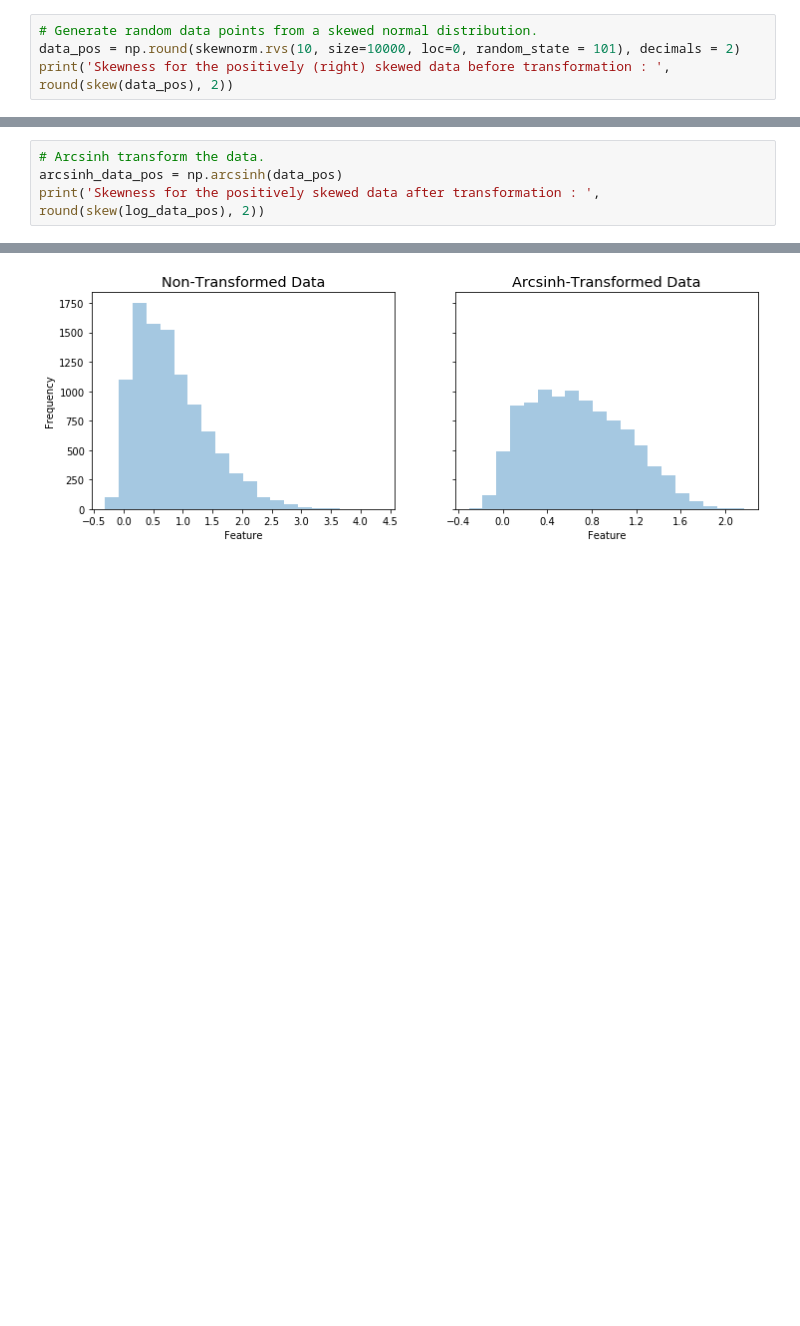
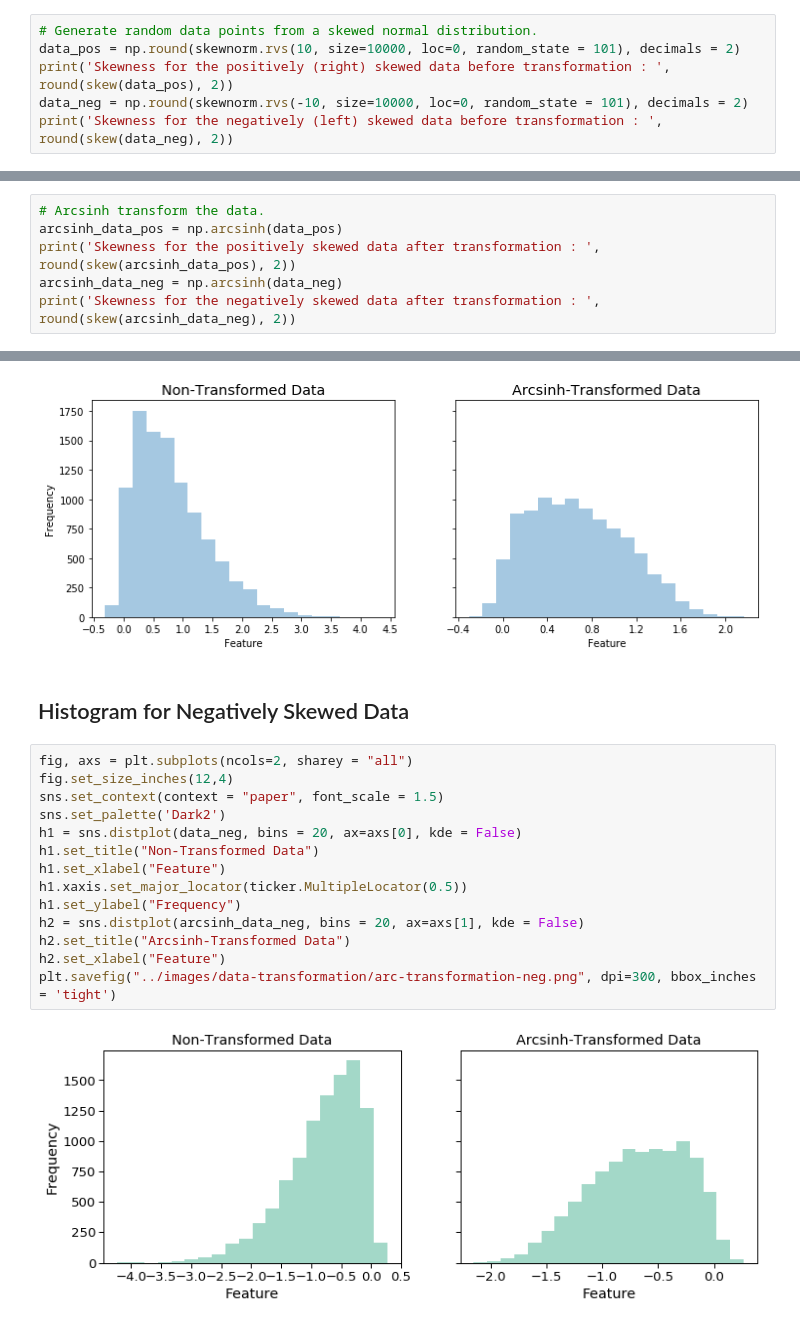
Before and after one commit to rohitfarmer/data-science-notes, a Jupyter notebook: notebooks/data-transformation.ipynb, the cells around one changed output, grey strips where cells are left out. Drawn from its saved outputs; the diff is of its cells as text; blank space fills up the shorter version.

```diff
--- a/notebooks/data-transformation.ipynb
+++ b/notebooks/data-transformation.ipynb
@@ -119,5 +119,7 @@ Text(0.5, 0, 'Feature')
 # Generate random data points from a skewed normal distribution.
 data_pos = np.round(skewnorm.rvs(10, size=10000, loc=0, random_state = 101), decimals = 2)
 print('Skewness for the positively (right) skewed data before transformation : ', round(skew(data_pos), 2))
+data_neg = np.round(skewnorm.rvs(-10, size=10000, loc=0, random_state = 101), decimals = 2)
+print('Skewness for the negatively (left) skewed data before transformation : ', round(skew(data_neg), 2))
 # %% [output]
 Skewness for the positively (right) skewed data before transformation :  0.98
@@ -124,6 +127,8 @@ Skewness for the positively (right) skewed data before transformation :  0.98
 # %%
 # Arcsinh transform the data.
 arcsinh_data_pos = np.arcsinh(data_pos)
-print('Skewness for the positively skewed data after transformation : ', round(skew(log_data_pos), 2))
+print('Skewness for the positively skewed data after transformation : ', round(skew(arcsinh_data_pos), 2))
+arcsinh_data_neg = np.arcsinh(data_neg)
+print('Skewness for the negatively skewed data after transformation : ', round(skew(arcsinh_data_neg), 2))
 # %% [output]
 Skewness for the positively skewed data after transformation :  0.34
@@ -144,3 +152,21 @@ h2.set_xlabel("Feature")
 plt.savefig("../images/data-transformation/arc-transformation-pos.png", dpi=300, bbox_inches = 'tight')
 # %% [output]
 [figure]
+# %% [markdown]
+## Histogram for Negatively Skewed Data
+# %%
+fig, axs = plt.subplots(ncols=2, sharey = "all")
+fig.set_size_inches(12,4)
+sns.set_context(context = "paper", font_scale = 1.5)
+sns.set_palette('Dark2')
+h1 = sns.distplot(data_neg, bins = 20, ax=axs[0], kde = False)
+h1.set_title("Non-Transformed Data")
+h1.set_xlabel("Feature")
+h1.xaxis.set_major_locator(ticker.MultipleLocator(0.5))
+h1.set_ylabel("Frequency")
+h2 = sns.distplot(arcsinh_data_neg, bins = 20, ax=axs[1], kde = False)
+h2.set_title("Arcsinh-Transformed Data")
+h2.set_xlabel("Feature")
+plt.savefig("../images/data-transformation/arc-transformation-neg.png", dpi=300, bbox_inches = 'tight')
+# %% [output]
+[figure, added]
```
Also changed, not shown: parts of 3 cells of this notebook, 3 other files.
